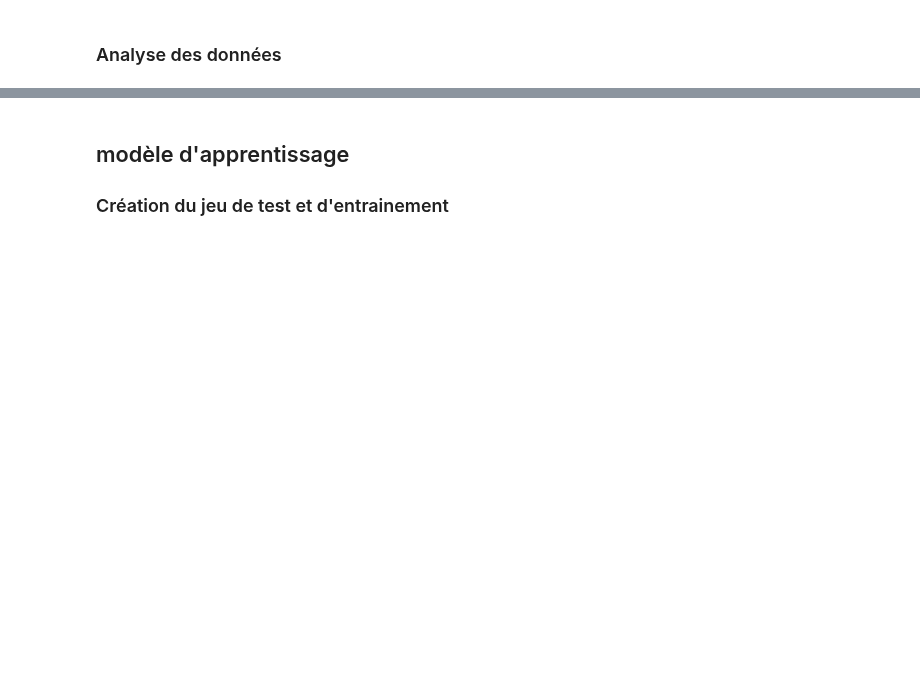
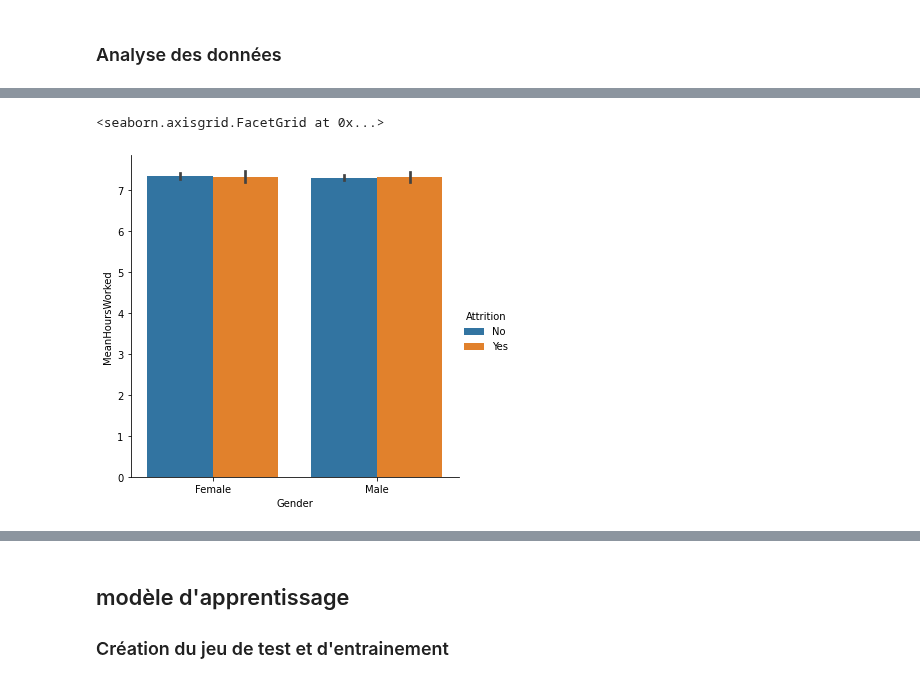
Before and after one commit to Killian-drh/Projet-HR-Analysis, a Jupyter notebook: NT_Projet_IA.ipynb, the cells around one changed output, grey strips where cells are left out. Saved outputs shown, nothing was run; the diff lists cells and outputs as text; code cells hidden in the pictures; blank space fills up the shorter version.

Commit message:
add plot

```diff
--- a/NT_Projet_IA.ipynb
+++ b/NT_Projet_IA.ipynb
@@ -205,0 +293,3 @@ dtype: object
+# %%
+intime_data['MeanHoursWorked']=intime_data['Actual Time']/np.timedelta64(1, 'h')
+intime_data.head()
@@ -205,0 +304,3 @@ dtype: object
+# %%
+intime_data.reset_index(inplace=True)
+intime_data.head()
@@ -205,0 +315,4 @@ dtype: object
+# %%
+intime_data.drop(intime_data.columns.difference(['index','MeanHoursWorked']), 1, inplace=True)
+intime_data.rename(columns={'index': 'EmployeeID'},inplace=True)
+intime_data.head()
@@ -205,0 +326,9 @@ dtype: object
+# %%
+df_merge_1=pd.merge(general_data,manager_survey_data,on='EmployeeID')
+df_merge_2=pd.merge(df_merge_1,employee_survey_data,on='EmployeeID')
+df=pd.merge(df_merge_2,intime_data,on='EmployeeID')
+
+if(len(df.columns.tolist())   == (len(general_data.columns.tolist()) + len(employee_survey_data.columns.tolist()) + len(manager_survey_data.columns.tolist()) + len(intime_data.columns.tolist())) - 3):
+    print("OK")
+
+df.shape
@@ -241,0 +429,5 @@ dtype: object
+# %%
+sns.catplot(x="Gender", y="MeanHoursWorked", hue="Attrition", kind="bar", data=df)
+# %% [output]
+<seaborn.axisgrid.FacetGrid at 0x...>
+[figure, added]
```
Also changed, not shown: parts of 35 cells of this notebook.
